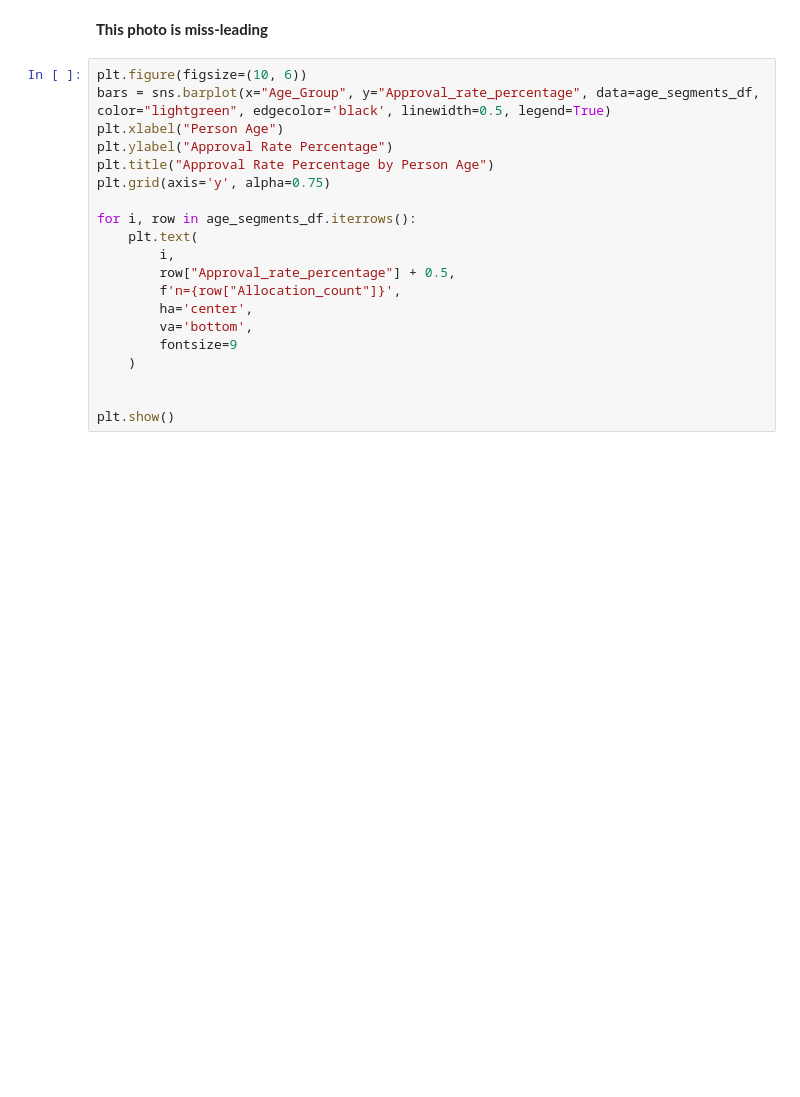
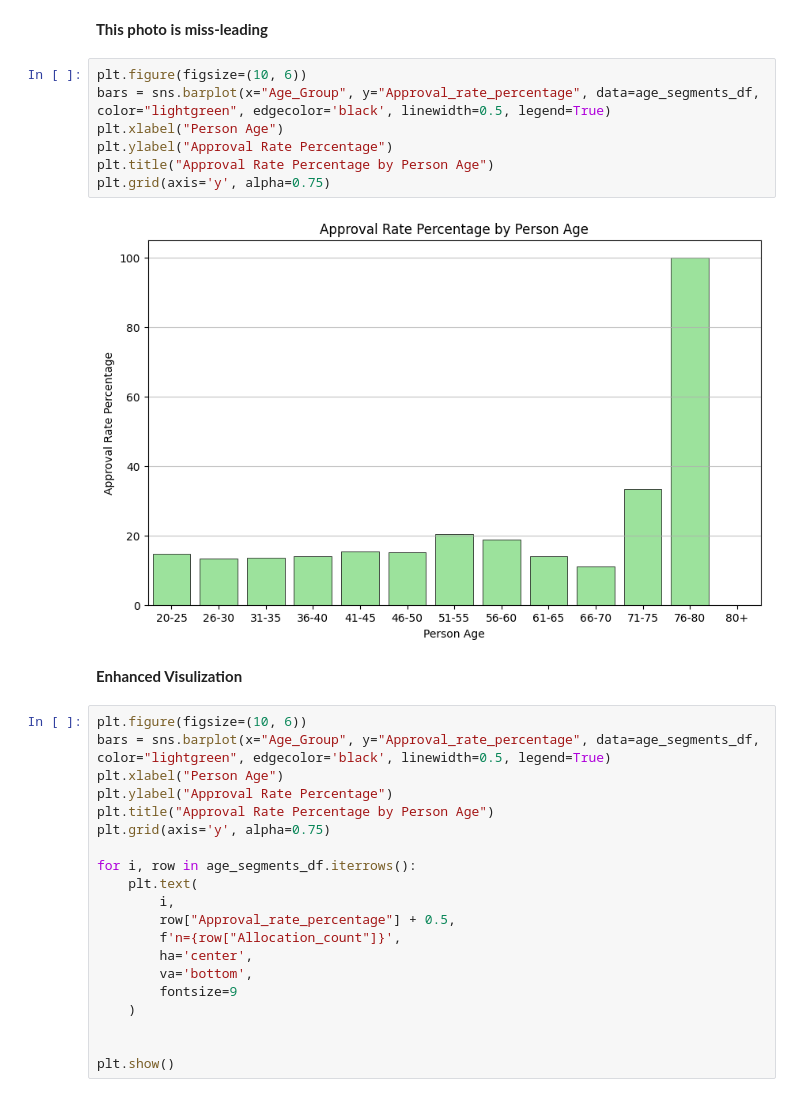
Before and after one commit to KenzyFrhat/Cat_Reloaded, a Jupyter notebook: Data_Visualizatoin/Data_Visualization.ipynb, the cells around one changed output. Drawn from its saved outputs; the diff is of its cells as text; blank space fills up the shorter version.

```diff
--- a/Data_Visualizatoin/Data_Visualization.ipynb
+++ b/Data_Visualizatoin/Data_Visualization.ipynb
@@ -311,6 +311,17 @@ age_segments_df
 | 12 | 80+ | 0 | 3 | 0 |
 # %% [markdown]
 <spin style="font-size:30px; color:pink;">  **This photo is miss-leading**
+# %%
+plt.figure(figsize=(10, 6))
+bars = sns.barplot(x="Age_Group", y="Approval_rate_percentage", data=age_segments_df, color="lightgreen", edgecolor='black', linewidth=0.5, legend=True)
+plt.xlabel("Person Age")
+plt.ylabel("Approval Rate Percentage")
+plt.title("Approval Rate Percentage by Person Age")
+plt.grid(axis='y', alpha=0.75)
+# %% [output]
+[figure, added]
+# %% [markdown]
+<spin style="font-size:25px; color:green;"> **Enhanced Visulization**
 # %%
 plt.figure(figsize=(10, 6))
 bars = sns.barplot(x="Age_Group", y="Approval_rate_percentage", data=age_segments_df, color="lightgreen", edgecolor='black', linewidth=0.5, legend=True)
```
